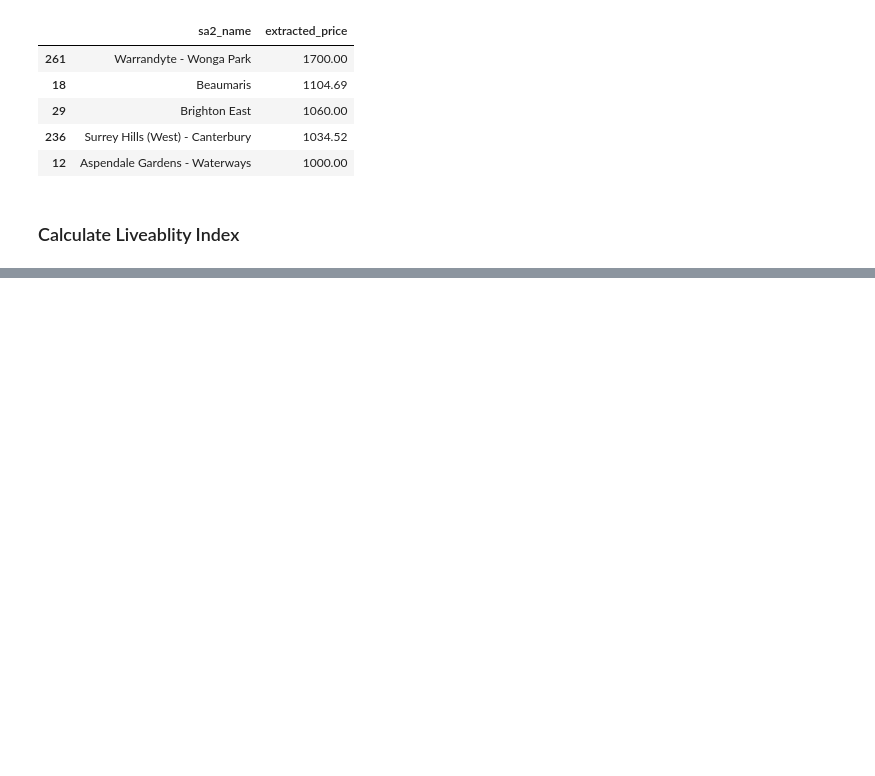
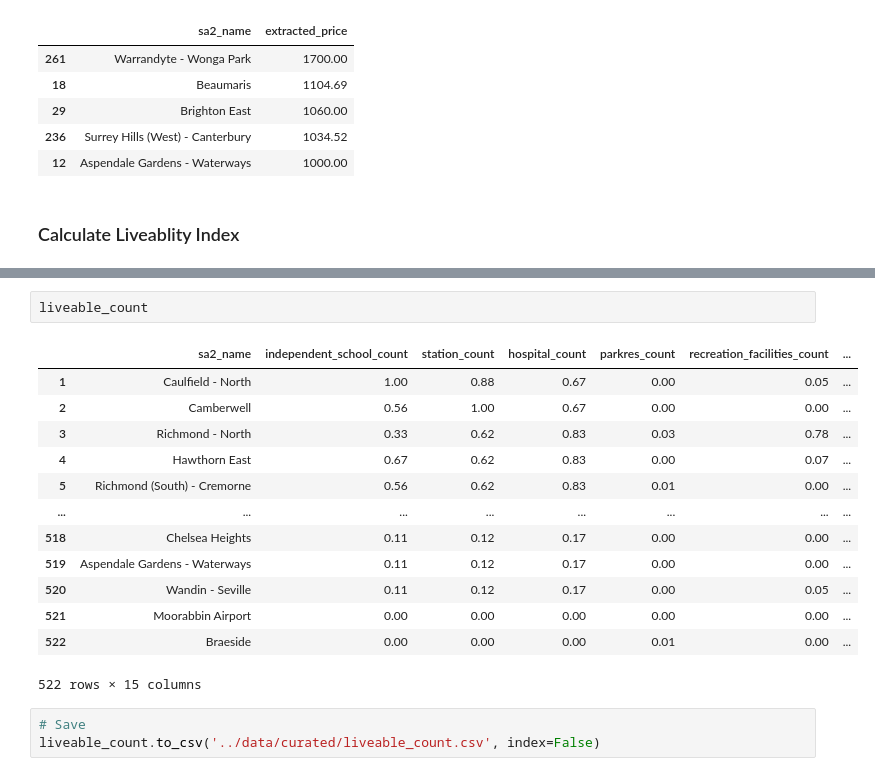
Before and after one commit to MAST30034-AppliedDataScience/project-2-group-real-estate-industry-project-3, a Jupyter notebook: notebooks/livability.ipynb, the cells around one changed output, grey strips where cells are left out. Drawn from its saved outputs; the diff is of its cells as text; blank space fills up the shorter version.

Commit message:
save the livability csv

```diff
--- a/notebooks/livability.ipynb
+++ b/notebooks/livability.ipynb
@@ -377,0 +394,19 @@ top_liveable[['sa2_name', 'liveability_index']]
+# %%
+liveable_count
+# %% [output]
+|  | sa2_name | independent_school_count | station_count | hospital_count | parkres_count | recreation_facilities_count | ... |
+| 1 | Caulfield - North | 1.00 | 0.88 | 0.67 | 0.00 | 0.05 | ... |
+| 2 | Camberwell | 0.56 | 1.00 | 0.67 | 0.00 | 0.00 | ... |
+| 3 | Richmond - North | 0.33 | 0.62 | 0.83 | 0.03 | 0.78 | ... |
+| 4 | Hawthorn East | 0.67 | 0.62 | 0.83 | 0.00 | 0.07 | ... |
+| 5 | Richmond (South) - Cremorne | 0.56 | 0.62 | 0.83 | 0.01 | 0.00 | ... |
+| ... | ... | ... | ... | ... | ... | ... | ... |
+| 518 | Chelsea Heights | 0.11 | 0.12 | 0.17 | 0.00 | 0.00 | ... |
+| 519 | Aspendale Gardens - Waterways | 0.11 | 0.12 | 0.17 | 0.00 | 0.00 | ... |
+| 520 | Wandin - Seville | 0.11 | 0.12 | 0.17 | 0.00 | 0.05 | ... |
+| 521 | Moorabbin Airport | 0.00 | 0.00 | 0.00 | 0.00 | 0.00 | ... |
+| 522 | Braeside | 0.00 | 0.00 | 0.00 | 0.01 | 0.00 | ... |
+522 rows × 15 columns
+# %%
+# Save
+liveable_count.to_csv('../data/curated/liveable_count.csv', index=False)
```
Also changed, not shown: parts of 8 cells of this notebook.
